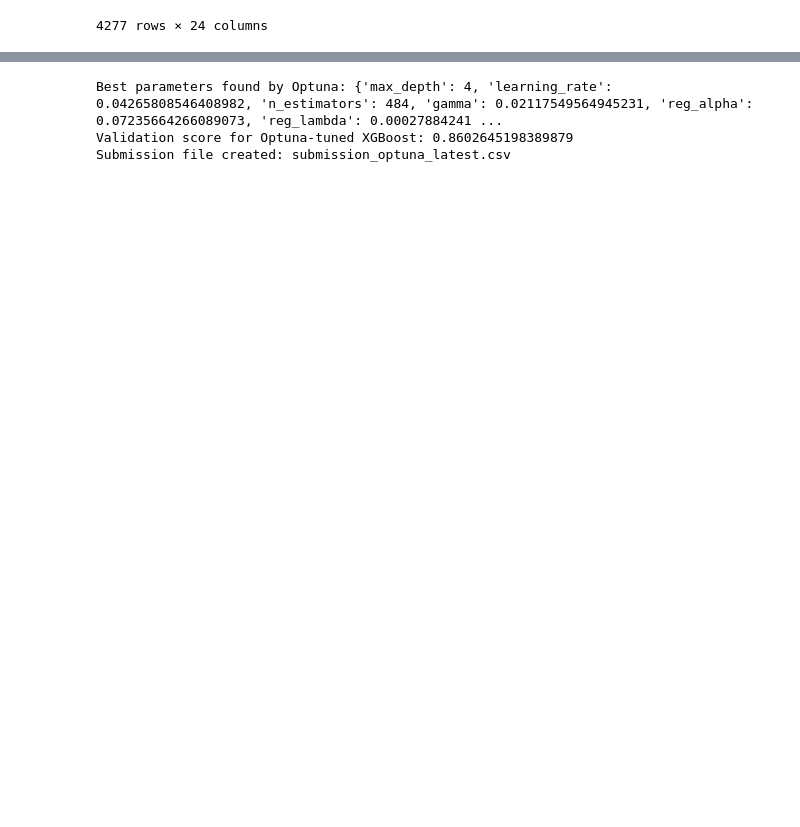
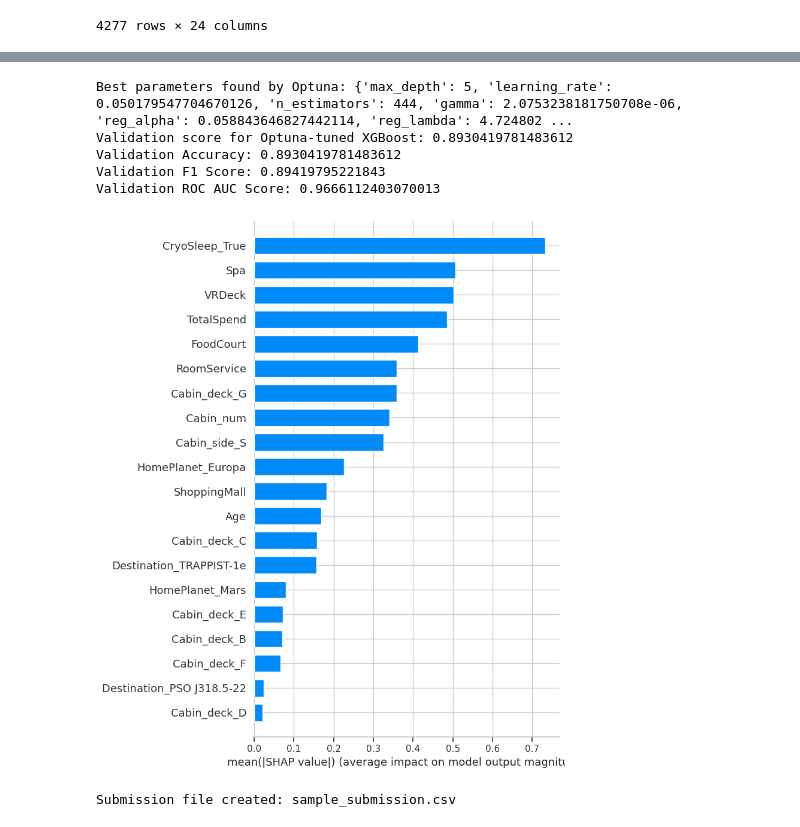
Before and after one commit to 7PAM2015-0509-2023-Group6/Kaggle-Challenge-Spaceship-Titanic-, a Jupyter notebook: Assignment2_kaggle.ipynb, the cells around one changed output, grey strips where cells are left out. Saved outputs shown, nothing was run; the diff lists cells and outputs as text; code cells hidden in the pictures; blank space fills up the shorter version.

Commit message:
the code performs Hyperparameter tuning with Optuna for XGBoost class , evaluation metrics and shapley values

```diff
--- a/Assignment2_kaggle.ipynb
+++ b/Assignment2_kaggle.ipynb
@@ -899,8 +924,12 @@ from sklearn.model_selection import StratifiedKFold
 from sklearn.metrics import accuracy_score, f1_score, roc_auc_score
 import optuna
 from optuna.samplers import TPESampler
+import xgboost as xgb
+import numpy as np
+import pandas as pd
+import shap
 
-# Hyperparameter tuning with Optuna for XGBoost
+# Define the objective function for Optuna
 def objective(trial):
     params = {
         'max_depth': trial.suggest_int('max_depth', 3, 10),
@@ -913,7 +942,9 @@ def objective(trial):
     model = xgb.XGBClassifier(**params, use_label_encoder=False, eval_metric='logloss')
 
     skf = StratifiedKFold(n_splits=5, shuffle=True, random_state=42)
-    scores = []
+    accuracy_scores = []
+    f1_scores = []
+    roc_auc_scores = []
 
     for train_index, valid_index in skf.split(X_train, y_train):
         X_train_fold, X_valid_fold = X_train.iloc[train_index], X_train.iloc[valid_index]
@@ -921,10 +952,13 @@ def objective(trial):
 
         model.fit(X_train_fold, y_train_fold)
         preds = model.predict(X_valid_fold)
-        score = accuracy_score(y_valid_fold, preds)
-        scores.append(score)
+        preds_proba = model.predict_proba(X_valid_fold)[:, 1]
 
-    return np.mean(scores)
+        accuracy_scores.append(accuracy_score(y_valid_fold, preds))
+        f1_scores.append(f1_score(y_valid_fold, preds))
+        roc_auc_scores.append(roc_auc_score(y_valid_fold, preds_proba))
+
+    return np.mean(accuracy_scores)
 
 # Run the optimization
 study = optuna.create_study(direction='maximize', sampler=TPESampler())
@@ -939,6 +973,28 @@ best_xgb_model_optuna.fit(X_train, y_train)
 val_score_optuna = best_xgb_model_optuna.score(X_val, y_val)
 print(f"Validation score for Optuna-tuned XGBoost: {val_score_optuna}")
 
+# Evaluate on the validation set
+val_preds = best_xgb_model_optuna.predict(X_val)
+val_preds_proba = best_xgb_model_optuna.predict_proba(X_val)[:, 1]
+
+val_accuracy = accuracy_score(y_val, val_preds)
+val_f1 = f1_score(y_val, val_preds)
+val_roc_auc = roc_auc_score(y_val, val_preds_proba)
+
+print(f"Validation Accuracy: {val_accuracy}")
+print(f"Validation F1 Score: {val_f1}")
+print(f"Validation ROC AUC Score: {val_roc_auc}")
+
+# Calculate SHAP values
+explainer = shap.TreeExplainer(best_xgb_model_optuna)
+shap_values = explainer.shap_values(X_val)
+
+# Set the figure size
+plt.figure(figsize=(10, 8))
+
+# Plot SHAP summary plot
+shap.summary_plot(shap_values, X_val, plot_type="bar")
+
 # Make predictions on the test set
 test_predictions_optuna = best_xgb_model_optuna.predict(X_test)
 
@@ -952,9 +1008,9 @@ submission_optuna = pd.DataFrame({
 submission_optuna['Transported'] = submission_optuna['Transported'].astype(bool)
 
 # Save the submission to a CSV file
-submission_optuna.to_csv('submission_optuna_latest.csv', index=False)
-print("Submission file created: submission_optuna_latest.csv")
+submission_optuna.to_csv('sample_submission.csv', index=False)
+print("Submission file created: sample_submission.csv")
 
 # Download the submission file
-files.download('submission_optuna_latest.csv')
+files.download('sample_submission.csv')
 # %% [output]
@@ -978,5 +1034,9 @@ files.download('submission_optuna_latest.csv')
-Best parameters found by Optuna: {'max_depth': 4, 'learning_rate': 0.04265808546408982, 'n_estimators': 484, 'gamma': 0.02117549564945231, 'reg_alpha': 0.07235664266089073, 'reg_lambda': 0.00027884241 ...
-Validation score for Optuna-tuned XGBoost: 0.8602645198389879
-Submission file created: submission_optuna_latest.csv
+Best parameters found by Optuna: {'max_depth': 5, 'learning_rate': 0.050179547704670126, 'n_estimators': 444, 'gamma': 2.0753238181750708e-06, 'reg_alpha': 0.058843646827442114, 'reg_lambda': 4.724802 ...
+Validation score for Optuna-tuned XGBoost: 0.8930419781483612
+Validation Accuracy: 0.8930419781483612
+Validation F1 Score: 0.89419795221843
+Validation ROC AUC Score: 0.9666112403070013
+[figure, added]
+Submission file created: sample_submission.csv
 [interactive output not drawn]
 [interactive output not drawn]
```
Also changed, not shown: parts of 9 cells of this notebook.
